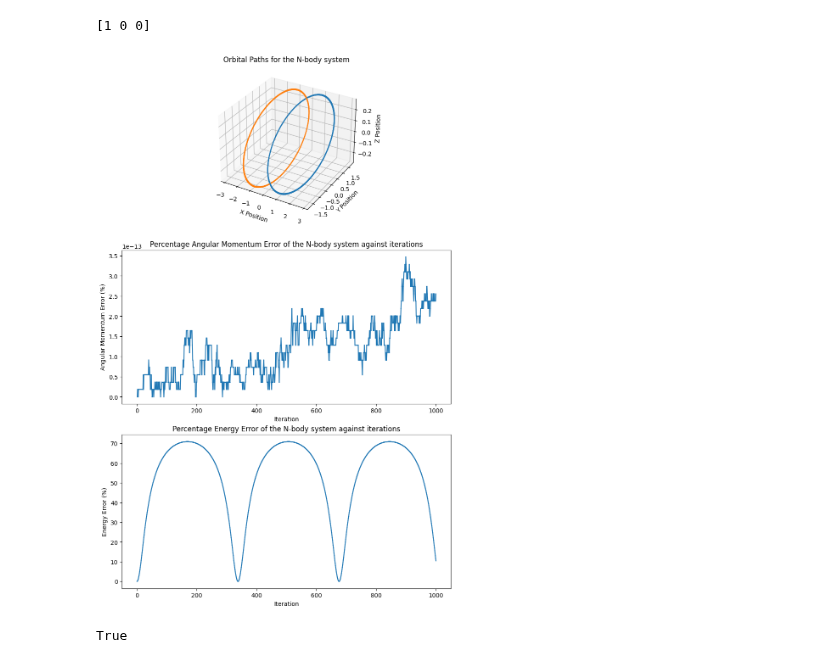
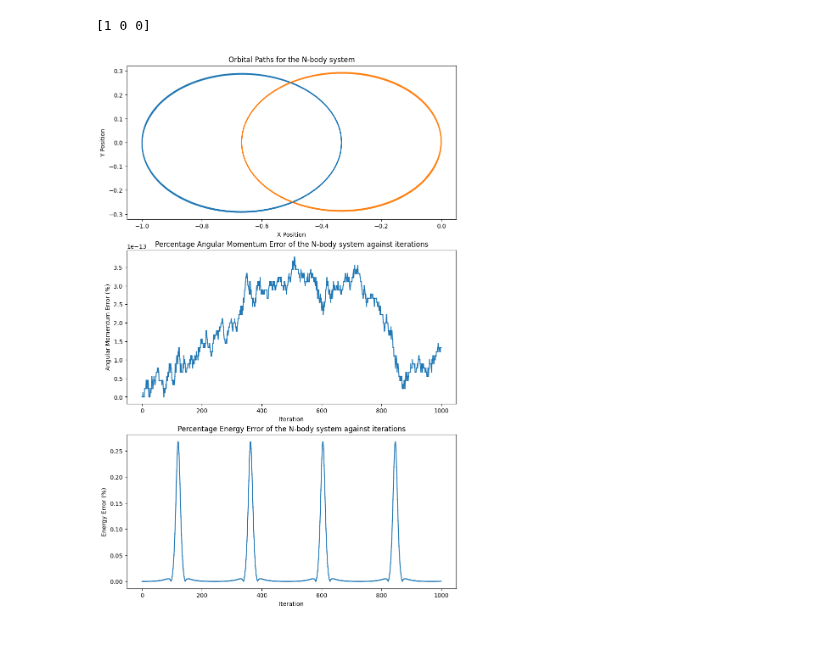
Before and after one commit to BryceDixon/Computational, a Jupyter notebook: assesment2/test.ipynb, the cells around one changed output. Saved outputs shown, nothing was run; the diff lists cells and outputs as text; code cells hidden in the pictures.

```diff
--- a/assesment2/test.ipynb
+++ b/assesment2/test.ipynb
@@ -11,16 +11,10 @@ print(pos[0,:])
 # %% [output]
 [1 0 0]
 # %%
-pos = np.array([(-1,0,0),(1,0,0)])
+pos = np.array([(-1,0,0),(0,0,0)])
 mass = (1,1)
 fixed_mass = [0,0]
-v = np.array([(0,1,0.2),(0,-0.2,0)])
-nbody.nbody(1000, 0.1, pos, v, mass, use_grav = False, fixed_mass = fixed_mass, softening = 0.1 )
+v = np.array([(0,1,0),(0,0,0)])
+nbody.nbody(1000, 0.01, pos, v, mass, use_grav = False, fixed_mass = fixed_mass, softening = 0.01 )
 # %% [output]
-[figure, old version]
+[figure, new version]
-# %%
-a = np.zeros(shape = (2,2))
-a[1,1] = 1
-np.any(v[:,2])
-# %% [output]
-True
```
Also changed, not shown: parts of 1 cell of this notebook, 1 other file.
